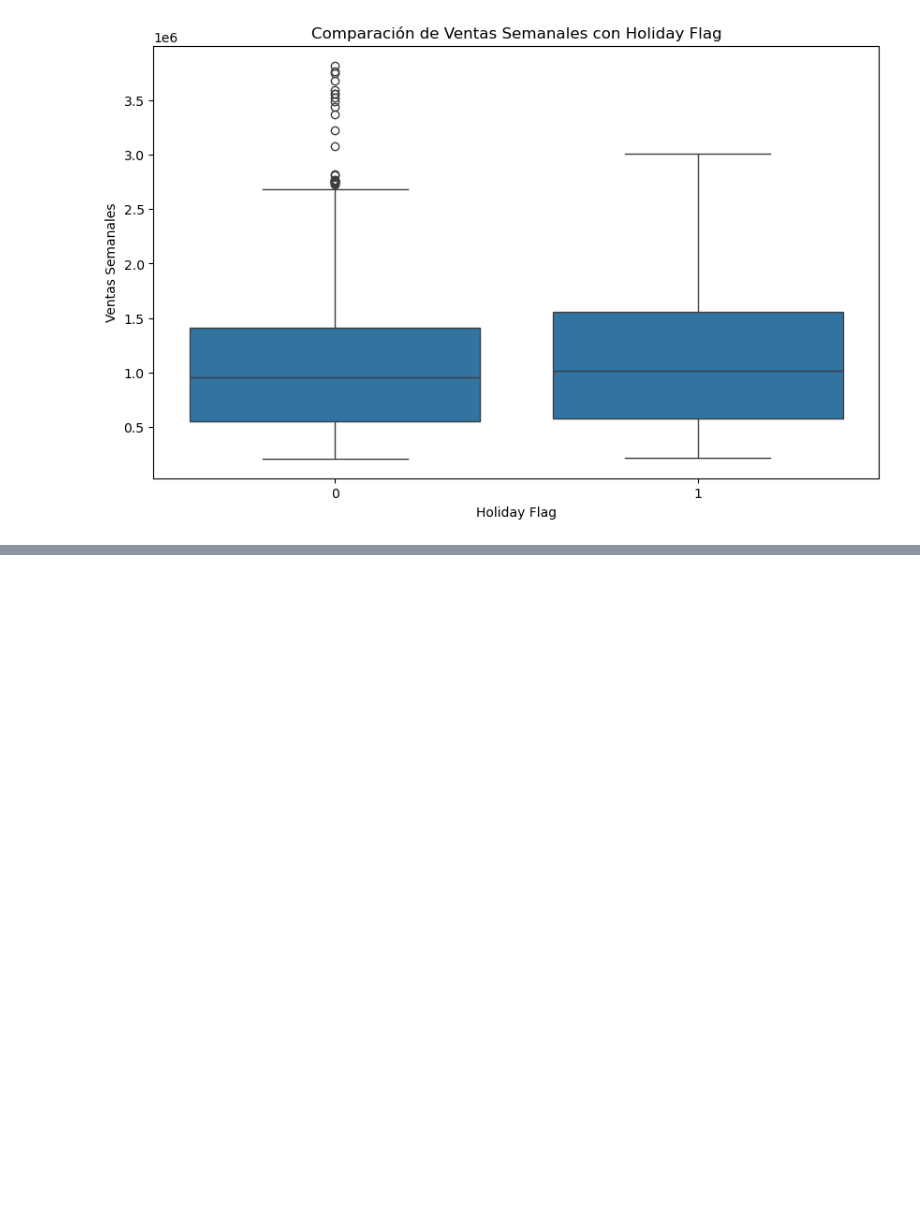
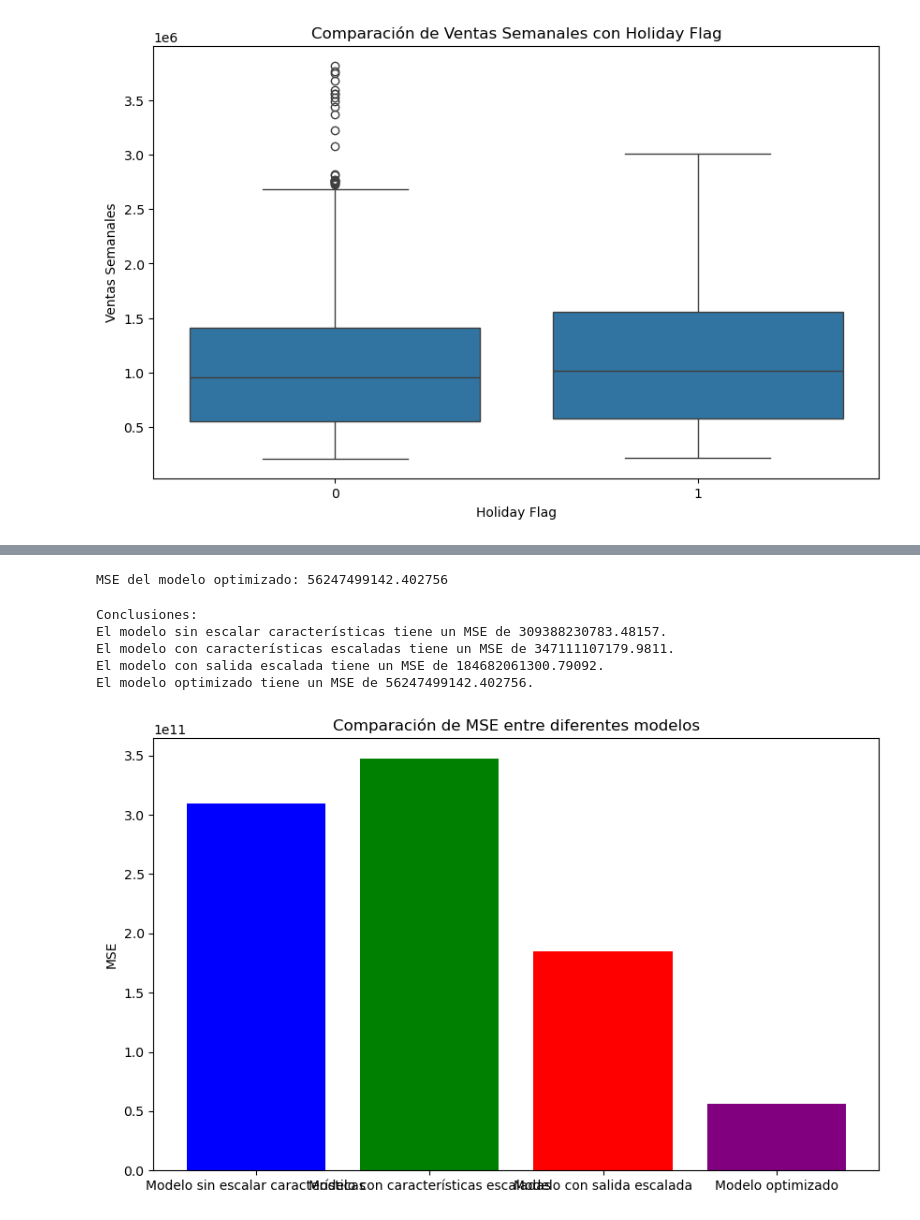
Before and after one commit to AngelGarLop/Tarea-comparaci-n-red-neuronal-regresi-n, a Jupyter notebook: Untitled12.ipynb, the cells around one changed output, grey strips where cells are left out. Saved outputs shown, nothing was run; the diff lists cells and outputs as text; code cells hidden in the pictures; blank space fills up the shorter version.

```diff
--- a/Untitled12.ipynb
+++ b/Untitled12.ipynb
@@ -504,0 +542,5 @@ plt.show()
+# %%
+# Escalar la variable objetivo
+scaler_y = MinMaxScaler()
+y_train_scaled = scaler_y.fit_transform(y_train.values.reshape(-1, 1))
+y_test_scaled = scaler_y.transform(y_test.values.reshape(-1, 1))
@@ -504,0 +560,4 @@ plt.show()
+# %%
+# Entrenar y evaluar modelos
+model = build_model()
+model.fit(X_train, y_train, epochs=100, batch_size=32, validation_split=0.2)
@@ -504,0 +663,6 @@ plt.show()
+# %%
+# Optimización de hiperparámetros
+model = KerasRegressor(build_fn=build_model, epochs=50, batch_size=32, verbose=0)
+param_grid = {'batch_size': [8, 16, 32, 64, 128, 256], 'epochs': [50, 100, 150, 200]}
+grid = GridSearchCV(estimator=model, param_grid=param_grid, n_jobs=-1, cv=3)
+grid_result = grid.fit(X_train_scaled, y_train_scaled)
@@ -505 +694,48 @@ plt.show()
+# %%
+# Evaluar el modelo optimizado
+best_model = grid_result.best_estimator_
+y_pred_optimized_scaled = best_model.predict(X_test_scaled)
+y_pred_optimized = scaler_y.inverse_transform(y_pred_optimized_scaled.reshape(-1, 1))
+mse_optimized = mean_squared_error(y_test, y_pred_optimized)
+rmse_optimized = np.sqrt(mse_optimized)
+mae_optimized = mean_absolute_error(y_test, y_pred_optimized)
+r2_optimized = r2_score(y_test, y_pred_optimized)
+print(f'MSE del modelo optimizado: {mse_optimized}')
+print(f'RMSE del modelo optimizado: {rmse_optimized}')
+print(f'MAE del modelo optimizado: {mae_optimized}')
+print(f'R2 del modelo optimizado: {r2_optimized}')
+# %% [output]
+MSE del modelo optimizado: 56247499142.402756
+# %%
+# Conclusiones
+print("\nConclusiones:")
+print(f"El modelo sin escalar características tiene un MSE de {mse}, un RMSE de {rmse}, un MAE de {mae} y un R2 de {r2}.")
+print(f"El modelo con características escaladas tiene un MSE de {mse_scaled}, un RMSE de {rmse_scaled}, un MAE de {mae_scaled} y un R2 de {r2_scaled}.")
+print(f"El modelo con salida escalada tiene un MSE de {mse_output_scaled}, un RMSE de {rmse_output_scaled}, un MAE de {mae_output_scaled} y un R2 de {r2_output_scaled}.")
+print(f"El modelo optimizado tiene un MSE de {mse_optimized}, un RMSE de {rmse_optimized}, un MAE de {mae_optimized} y un R2 de {r2_optimized}.")
+# %% [output]
+Conclusiones:
+El modelo sin escalar características tiene un MSE de 309388230783.48157.
+El modelo con características escaladas tiene un MSE de 347111107179.9811.
+El modelo con salida escalada tiene un MSE de 184682061300.79092.
+El modelo optimizado tiene un MSE de 56247499142.402756.
+# %%
+# Comparación de resultados
+results = {
+    'Modelo sin escalar características': (mse, rmse, mae, r2),
+    'Modelo con características escaladas': (mse_scaled, rmse_scaled, mae_scaled, r2_scaled),
+    'Modelo con salida escalada': (mse_output_scaled, rmse_output_scaled, mae_output_scaled, r2_output_scaled),
+    'Modelo optimizado': (mse_optimized, rmse_optimized, mae_optimized, r2_optimized)
+}
+
+# Mostrar los resultados en un gráfico de barras
+metrics = ['MSE', 'RMSE', 'MAE', 'R2']
+for i, metric in enumerate(metrics):
+    plt.figure(figsize=(10, 6))
+    plt.bar(results.keys(), [result[i] for result in results.values()], color=['blue', 'green', 'red', 'purple'])
+    plt.ylabel(metric)
+    plt.title(f'Comparación de {metric} entre diferentes modelos')
+    plt.show()
+# %% [output]
+[figure, added]
 # %%
```
Also changed, not shown: parts of 21 cells of this notebook, 1 other file.
